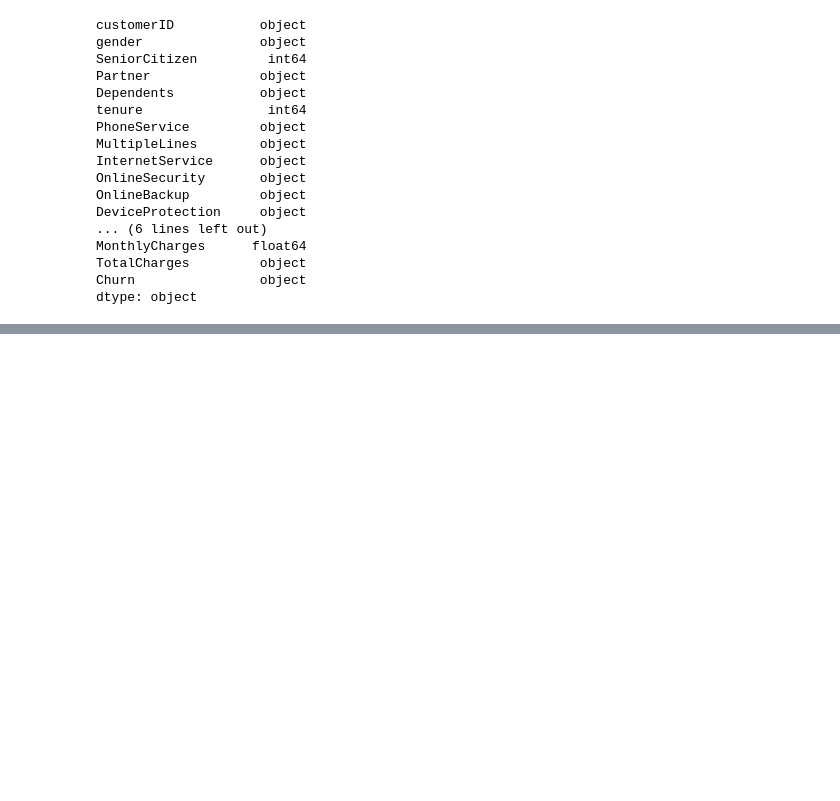
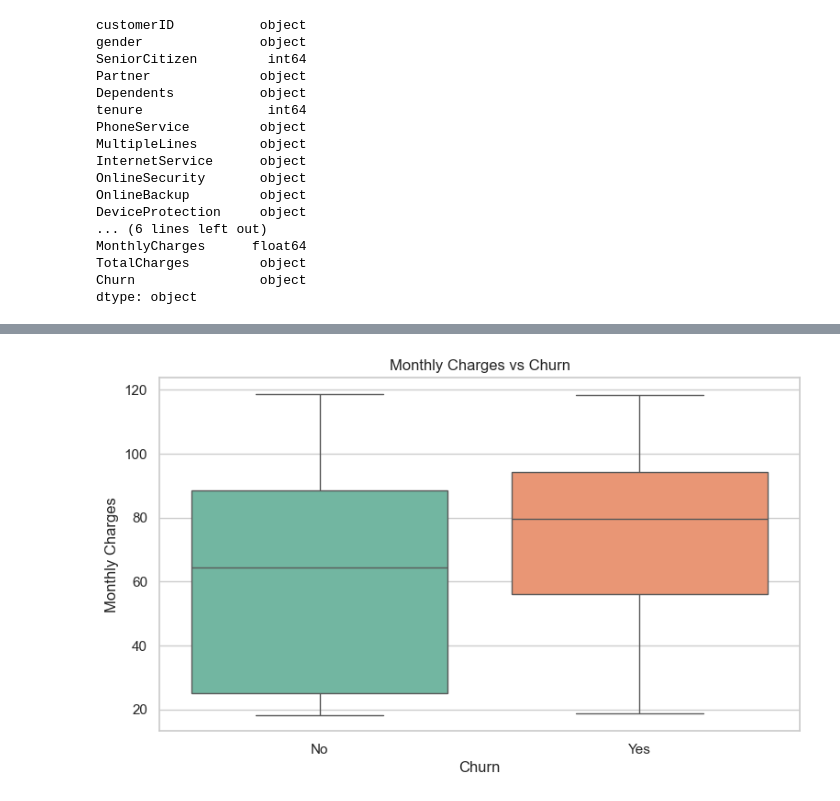
Before and after one commit to msmhtaghavi/customer-churn-prediction, a Jupyter notebook: notebooks/02_eda.ipynb, the cells around one changed output, grey strips where cells are left out. Drawn from its saved outputs; the diff is of its cells as text; code cells hidden in the pictures; blank space fills up the shorter version.

```diff
--- a/notebooks/02_eda.ipynb
+++ b/notebooks/02_eda.ipynb
@@ -54,0 +231,19 @@ dtype: object
+# %%
+plt.figure(figsize=(9, 5))
+
+sns.boxplot(
+    data=df,
+    x="Churn",
+    y="MonthlyCharges",
+    hue="Churn",
+    palette="Set2",
+    legend=False
+)
+
+plt.title("Monthly Charges vs Churn")
+plt.xlabel("Churn")
+plt.ylabel("Monthly Charges")
+
+plt.show()
+# %% [output]
+[figure, added]
```
Also changed, not shown: parts of 11 cells of this notebook.
